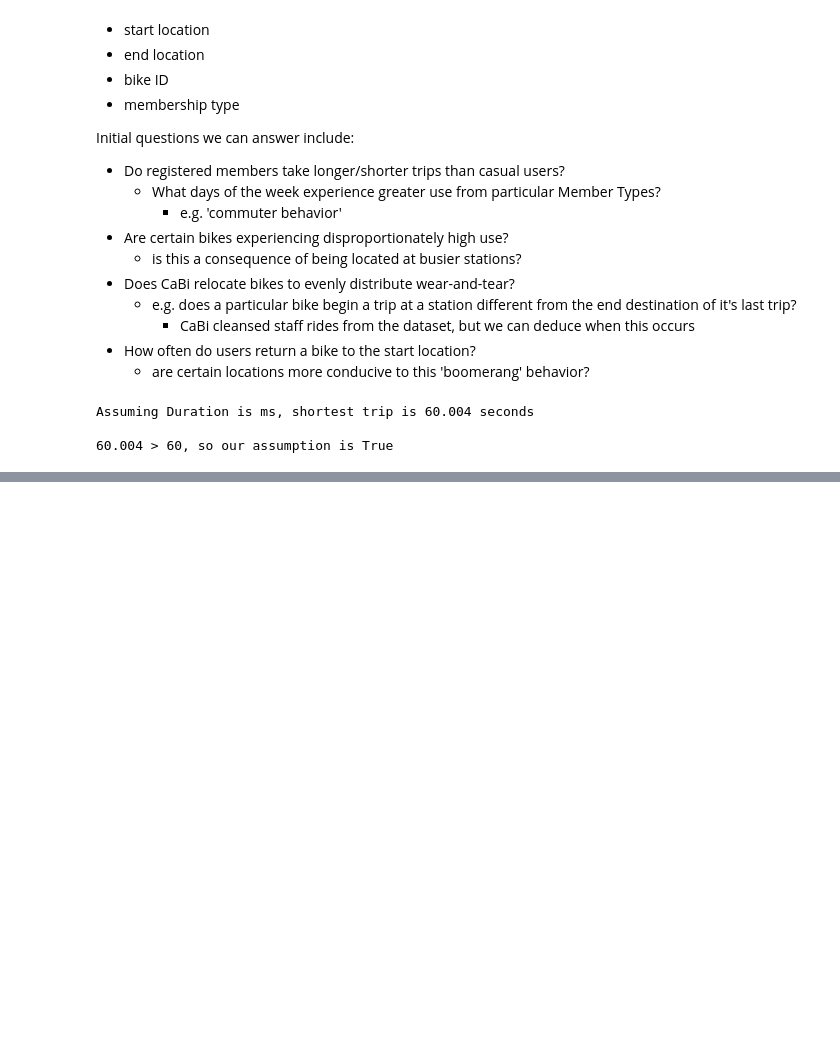
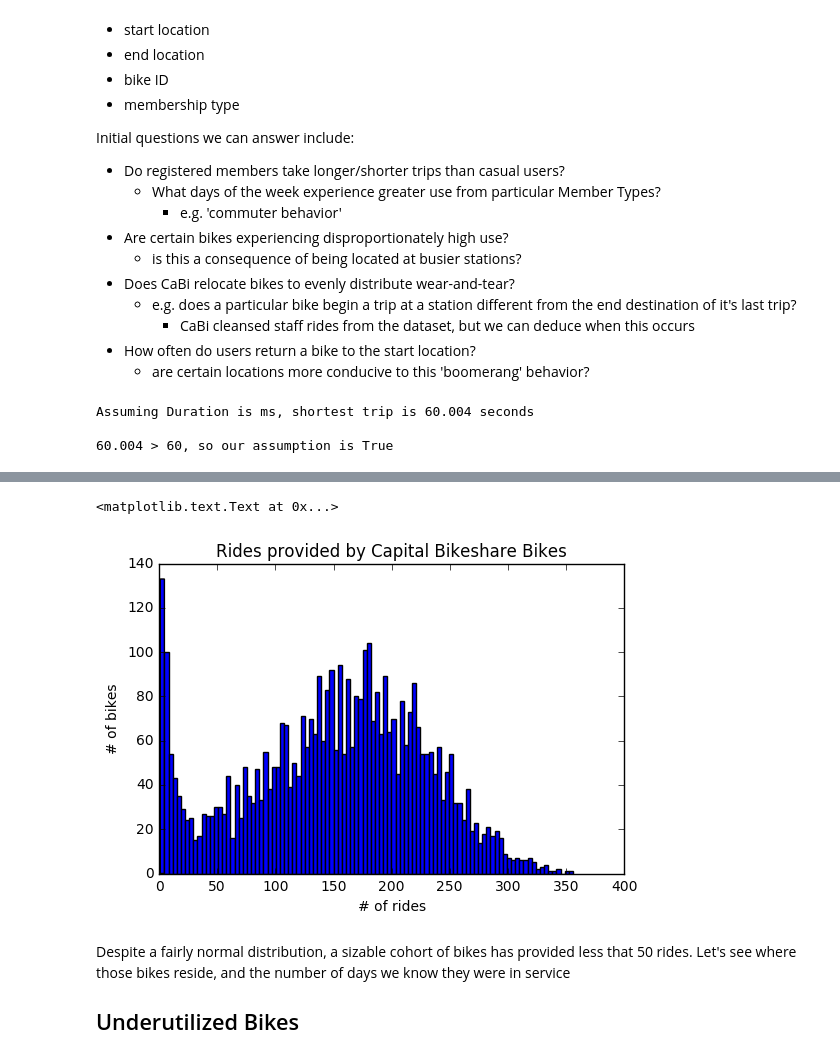
Before and after one commit to josephhaaga/CapitalBikeshare, a Jupyter notebook: InitialEDA.ipynb, the cells around one changed output, grey strips where cells are left out. Drawn from its saved outputs; the diff is of its cells as text; code cells hidden in the pictures; blank space fills up the shorter version.

```diff
--- a/InitialEDA.ipynb
+++ b/InitialEDA.ipynb
@@ -74,0 +150,11 @@ grouped_by_membership['Duration (m)'].mean().plot(kind='bar', rot=0, title="Aver
+# %%
+z = rides_per_bike['Duration'].plot(kind='hist', bins=100, legend=None, title="Rides provided by Capital Bikeshare Bikes")
+z.set_ylabel("# of bikes")
+z.set_xlabel("# of rides")
+# %% [output]
+<matplotlib.text.Text at 0x...>
+[figure, added]
+# %% [markdown]
+Despite a fairly normal distribution, a sizable cohort of bikes has provided less that 50 rides. Let's see where those bikes reside, and the number of days we know they were in service
+
+## Underutilized Bikes
```
Also changed, not shown: parts of 20 cells of this notebook, 1 other file.
